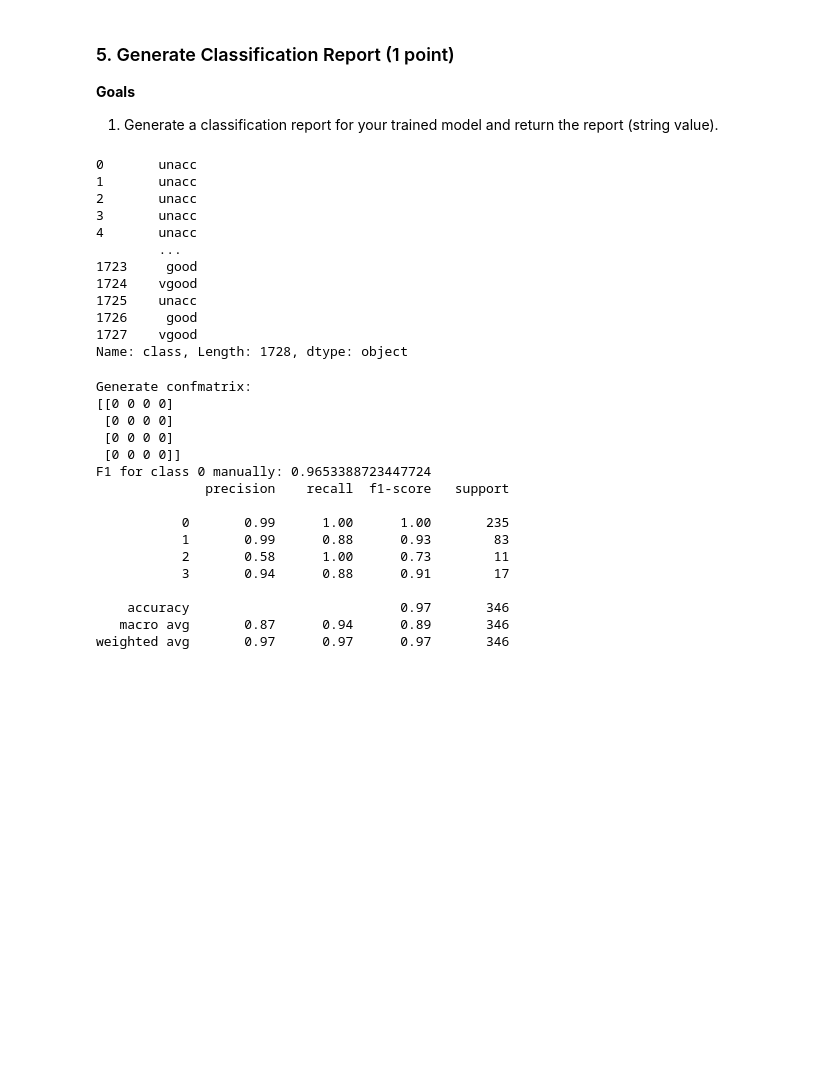
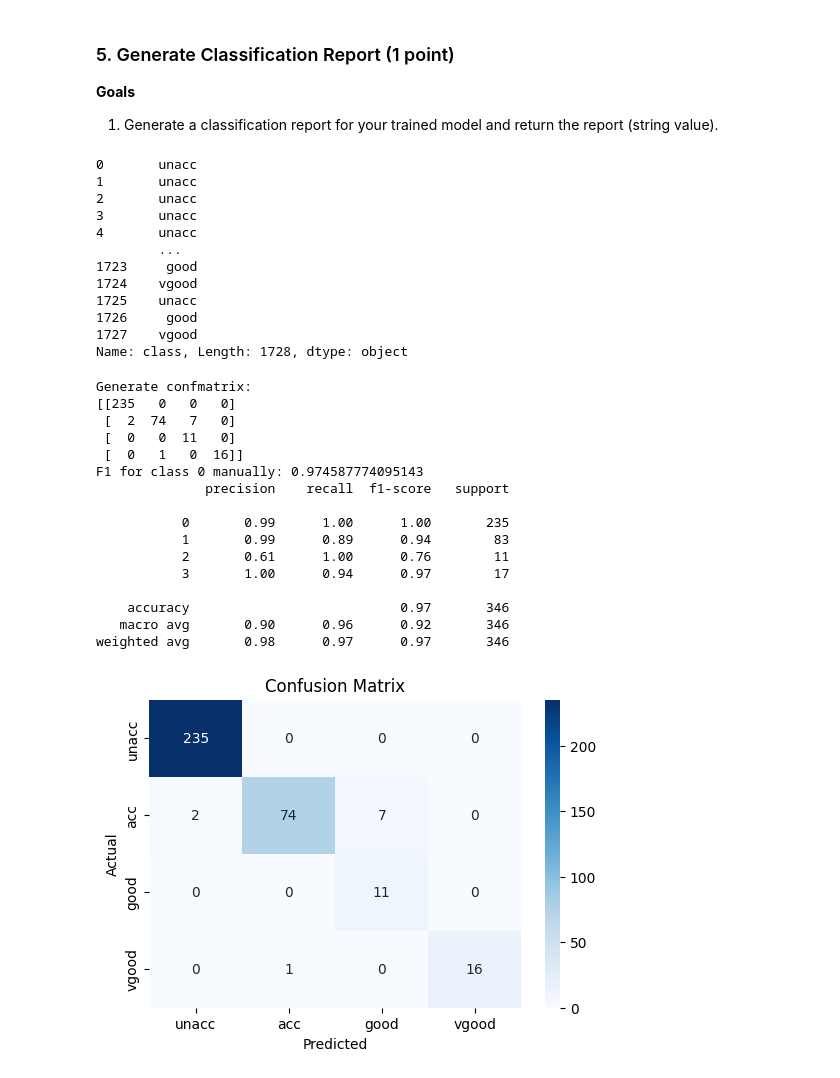
Before and after one commit to ISE-CS4445-AI/challenge-3-rglackin, a Jupyter notebook: challenge-3.ipynb, the cells around one changed output. Drawn from its saved outputs; the diff is of its cells as text; code cells hidden in the pictures; blank space fills up the shorter version.

```diff
--- a/challenge-3.ipynb
+++ b/challenge-3.ipynb
@@ -219,7 +219,7 @@ def generate_confmatrix(y_true, y_pred):
     Return confusion_matrix array (sklearn).
     """
     # TODO
-    return confusion_matrix(y_true=y_true, y_pred=y_pred, labels=['0', '1', '2', '3'])
+    return confusion_matrix(y_true=y_true, y_pred=y_pred)
     pass
 # %% [markdown]
 ### 4. Compute F1 score (1 point)
@@ -282,18 +282,32 @@ print(rep)
 1727    vgood
 Name: class, Length: 1728, dtype: object
 Generate confmatrix:
-[[0 0 0 0]
- [0 0 0 0]
- [0 0 0 0]
- [0 0 0 0]]
-F1 for class 0 manually: 0.9653388723447724
+[[235   0   0   0]
+ [  2  74   7   0]
+ [  0   0  11   0]
+ [  0   1   0  16]]
+F1 for class 0 manually: 0.974587774095143
               precision    recall  f1-score   support
 
            0       0.99      1.00      1.00       235
-           1       0.99      0.88      0.93        83
-           2       0.58      1.00      0.73        11
-           3       0.94      0.88      0.91        17
+           1       0.99      0.89      0.94        83
+           2       0.61      1.00      0.76        11
+           3       1.00      0.94      0.97        17
 
     accuracy                           0.97       346
-   macro avg       0.87      0.94      0.89       346
-weighted avg       0.97      0.97      0.97       346
+   macro avg       0.90      0.96      0.92       346
+weighted avg       0.98      0.97      0.97       346
+# %%
+import seaborn as sns
+import matplotlib.pyplot as plt
+labels = ['unacc', 'acc', 'good', 'vgood']
+plt.figure(figsize=(6, 4))
+sns.heatmap(cm, annot=True, fmt='d', cmap='Blues', xticklabels=labels, yticklabels=labels)
+
+# Labels and title
+plt.xlabel('Predicted')
+plt.ylabel('Actual')
+plt.title('Confusion Matrix')
+plt.show()
+# %% [output]
+[figure, added]
```
